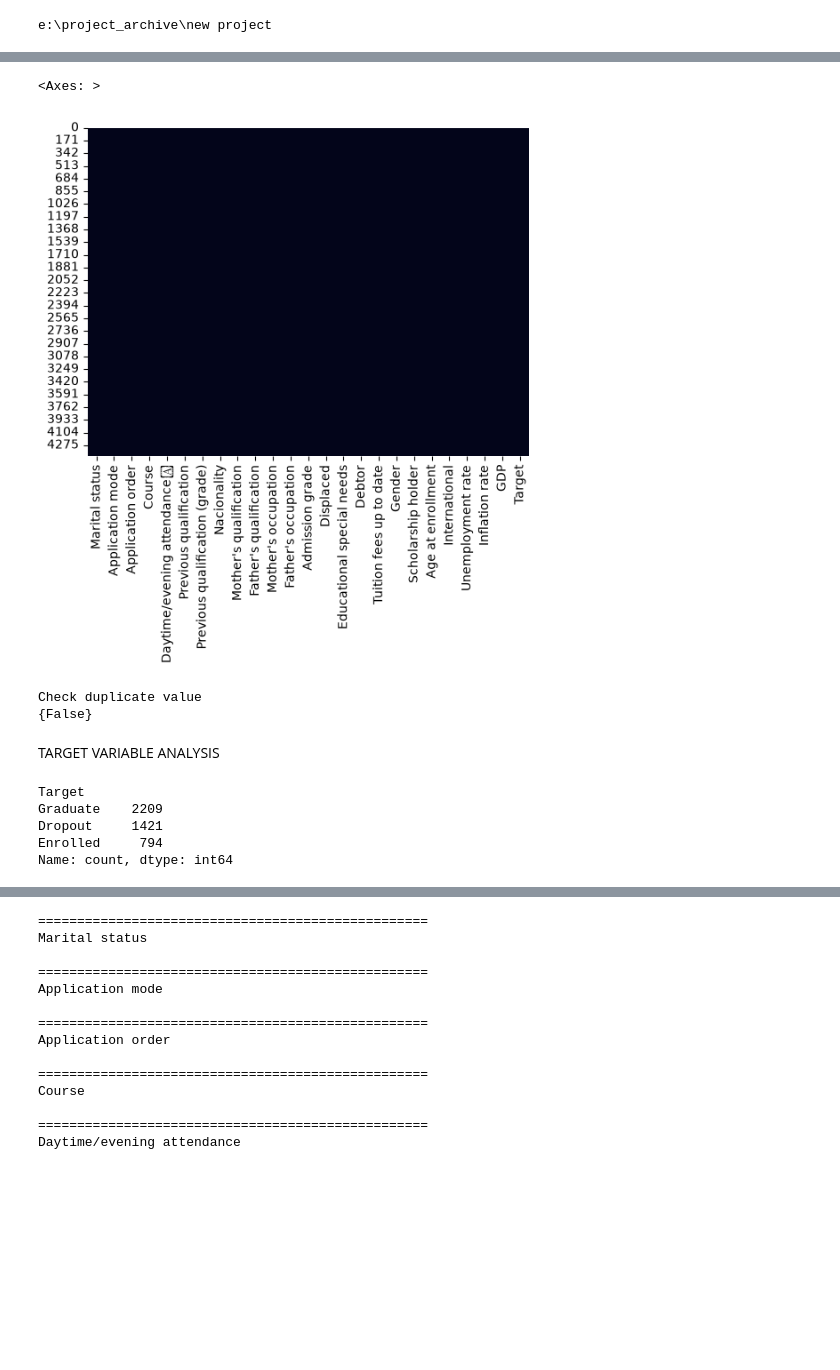
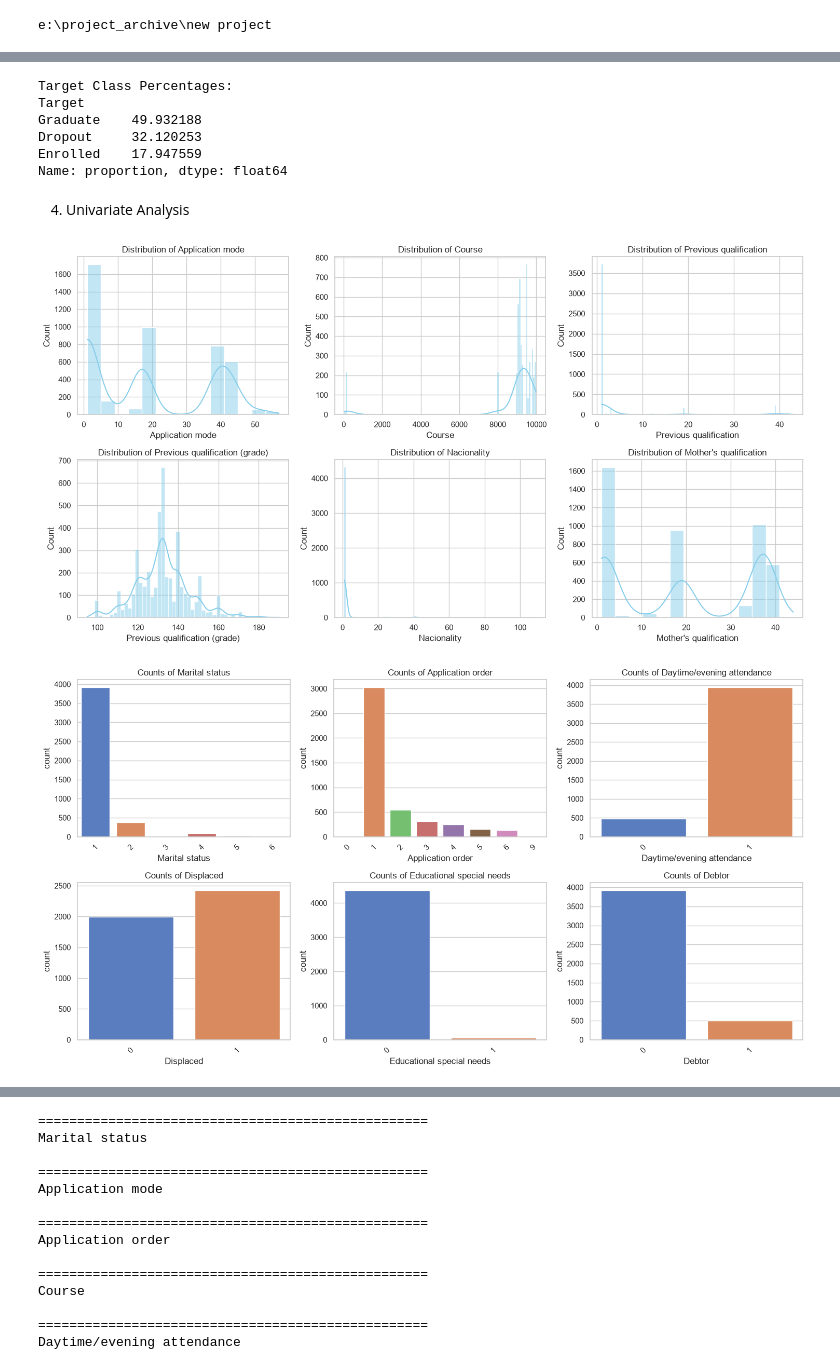
Before and after one commit to ryomen1234/Predicting-Student-Dropout-Academic-Success, a Jupyter notebook: noteboks/01_explore_data.ipynb, the cells around one changed output, grey strips where cells are left out. Cells and saved outputs as stored; diff of their text form; code cells hidden in the pictures; blank space fills up the shorter version.

```diff
--- a/noteboks/01_explore_data.ipynb
+++ b/noteboks/01_explore_data.ipynb
@@ -7,3 +9,6 @@ import seaborn as sns
+# %%
+warnings.filterwarnings("ignore")
+sns.set_theme(style="whitegrid")
 # %%
 import os
 
@@ -43,4 +39,6 @@ df.sample(10)
 # %%
-clms = df.columns
-print(f"features in the data")
-print(clms)
+# Automatically identify numerical and categorical/discrete columns
+# Based on unique value thresholds
+unique_counts = df.drop(columns=[target_col]).nunique()
+categorical_cols = unique_counts[unique_counts <= 10].index.tolist()
+numerical_cols = unique_counts[unique_counts > 10].index.tolist()
@@ -162,26 +174,49 @@ dtype: int64
 # %%
-sns.heatmap(df.isnull(), cbar=False)
+plt.figure(figsize=(6, 4))
+sns.countplot(data=df, x=target_col, palette="viridis")
+plt.title("Distribution of Target Variable")
+plt.xlabel("Target")
+plt.ylabel("Count")
+
+filename = f"{safe_filename("target_variable_distribustion")}.png"
+
+save_plot(filename=filename)
-# %% [output]
-<Axes: >
-[figure, removed]
 # %%
-print("Check duplicate value")
-print(set(df.duplicated()))
+print("Target Class Percentages:")
+print(df[target_col].value_counts(normalize=True) * 100)
 # %% [output]
-Check duplicate value
-{False}
+Target Class Percentages:
+Target
+Graduate    49.932188
+Dropout     32.120253
+Enrolled    17.947559
+Name: proportion, dtype: float64
 # %% [markdown]
-TARGET VARIABLE ANALYSIS
+4. Univariate Analysis
 # %%
-figures_paths = Path("artifacts/reports/figures")
+# Plot distributions of key numerical variables
+num_to_plot = numerical_cols[:6]  # Limit plots to prevent overcrowding
+fig, axes = plt.subplots(2, 3, figsize=(15, 8))
+axes = axes.flatten()
 
-if not figures_paths.exists():
-    raise FileNotFoundError
+for i, col in enumerate(num_to_plot):
+    sns.histplot(df[col], kde=True, ax=axes[i], color="skyblue")
+    axes[i].set_title(f"Distribution of {col}")
+plt.tight_layout()
+plt.show()
+# %% [output]
+[figure, added]
 # %%
-df['Target'].value_counts()
+# Plot distributions of key categorical variables
+cat_to_plot = categorical_cols[:6]
+fig, axes = plt.subplots(2, 3, figsize=(15, 8))
+axes = axes.flatten()
+
+for i, col in enumerate(cat_to_plot):
+    sns.countplot(data=df, x=col, ax=axes[i], palette="muted")
+    axes[i].set_title(f"Counts of {col}")
+    axes[i].tick_params(axis="x", rotation=45)
+plt.tight_layout()
+plt.show()
 # %% [output]
-Target
-Graduate    2209
-Dropout     1421
-Enrolled     794
-Name: count, dtype: int64
+[figure, added]
```
Also changed, not shown: parts of 41 cells of this notebook, 33 other files.
